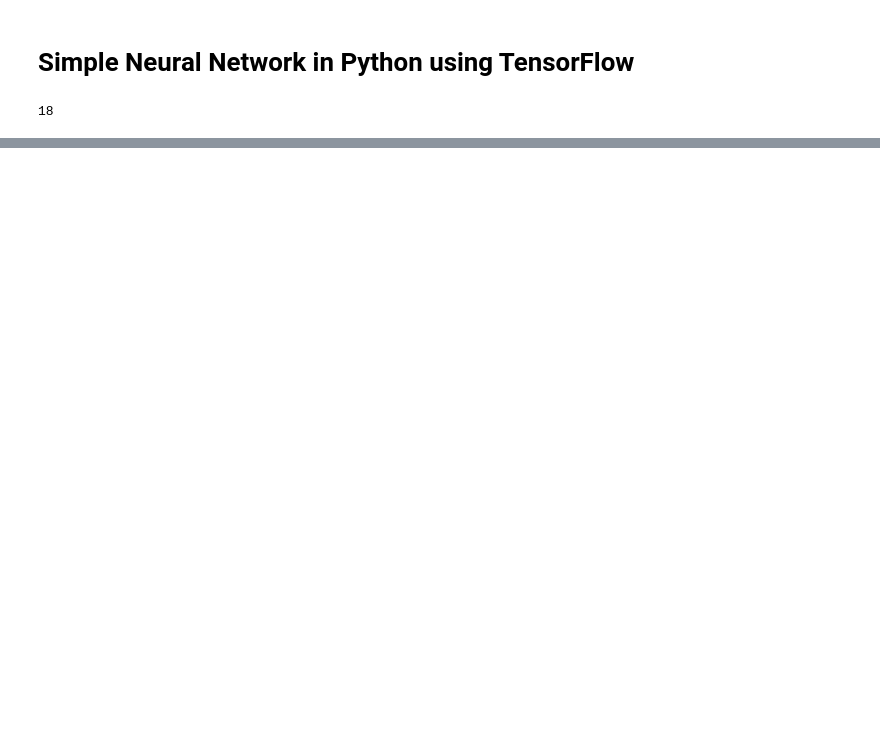
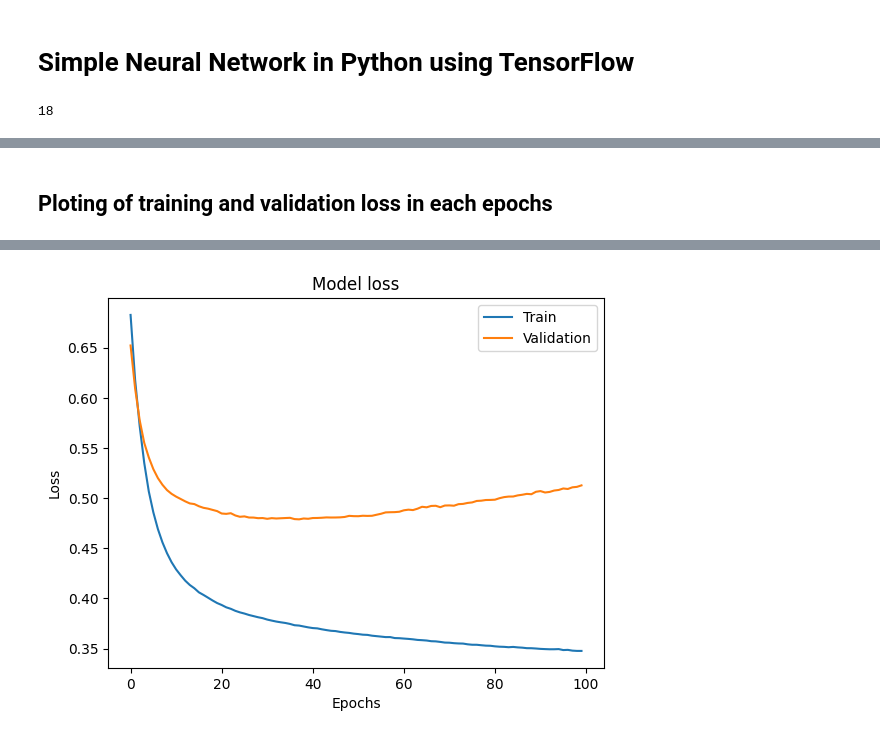
Before and after one commit to HaiderQadri/PYTHON-For-Data-Science_and_AI, a Jupyter notebook: 08_deep_learning/01_simple_neural_network.ipynb, the cells around one changed output, grey strips where cells are left out. Cells and saved outputs as stored; diff of their text form; code cells hidden in the pictures; blank space fills up the shorter version.

Commit message:
Ploting training and validation loss in each epoch

```diff
--- a/08_deep_learning/01_simple_neural_network.ipynb
+++ b/08_deep_learning/01_simple_neural_network.ipynb
@@ -92,0 +93,56 @@ Test Loss: 0.5216521620750427
+# %% [markdown]
+## Ploting of training and validation loss in each epochs
+# %%
+%%time
+
+# Load Titanic dataset
+titanic = sns.load_dataset('titanic')
+
+# Preprocessing
+# Dropping rows with missing 'age' and 'embarked' values
+titanic.dropna(subset=['age', 'embarked'], inplace=True)
+
+# Converting categorical variables to dummy variables
+titanic = pd.get_dummies(titanic, columns=['sex', 'embarked', 'class', 'who', 'deck'], drop_first=True)
+
+# Selecting features and target
+X = titanic.drop(['survived', 'alive', 'embark_town', 'adult_male', 'alone'], axis=1)
+y = titanic['survived']
+
+# Splitting the dataset
+X_train, X_test, y_train, y_test = train_test_split(X, y, test_size=0.2, random_state=42)
+
+# Standardizing the data
+scaler = StandardScaler()
+X_train = scaler.fit_transform(X_train)
+X_test = scaler.transform(X_test)
+
+# Building the model
+input_layer = tf.keras.layers.Dense(10, activation='relu', input_shape=(X_train.shape[1],)) # input layer
+# hidden_layer = tf.keras.layers.Dense(10, activation='relu') # hidden layer (commented out)
+output_layer = tf.keras.layers.Dense(1, activation='sigmoid') # output layer
+
+model = tf.keras.models.Sequential([input_layer,
+                                    # hidden_layer,
+                                    output_layer])
+
+# Compile the model
+model.compile(optimizer='adam', loss='binary_crossentropy', metrics=['accuracy'])
+
+# Training the model
+history = model.fit(X_train, y_train, epochs=100, batch_size=32, verbose=1, validation_data=(X_test, y_test))
+
+# Evaluating the model
+loss, accuracy = model.evaluate(X_test, y_test, verbose=1)
+print(f"Test Accuracy: {accuracy}")
+print(f"Test Loss: {loss}")
+
+# Plotting the training and validation loss
+plt.plot(history.history['loss'])
+plt.plot(history.history['val_loss'])
+plt.title('Model loss')
+plt.ylabel('Loss')
+plt.xlabel('Epochs')
+plt.legend(['Train', 'Validation'], loc='upper right')
+plt.show()
+# %% [output]
@@ -92,0 +166 @@ Test Loss: 0.5216521620750427
+[figure, added]
```
Also changed, not shown: parts of 3 cells of this notebook.
